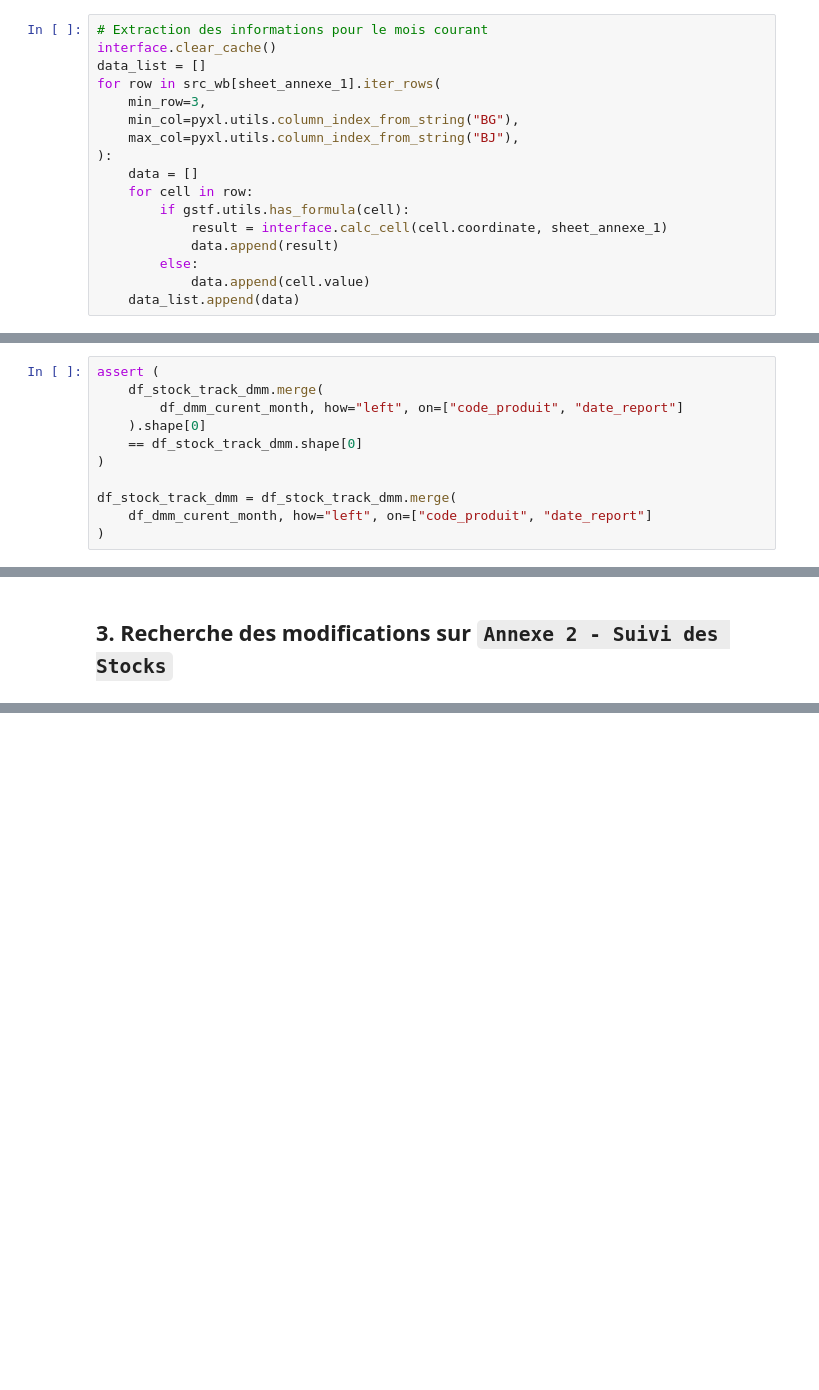
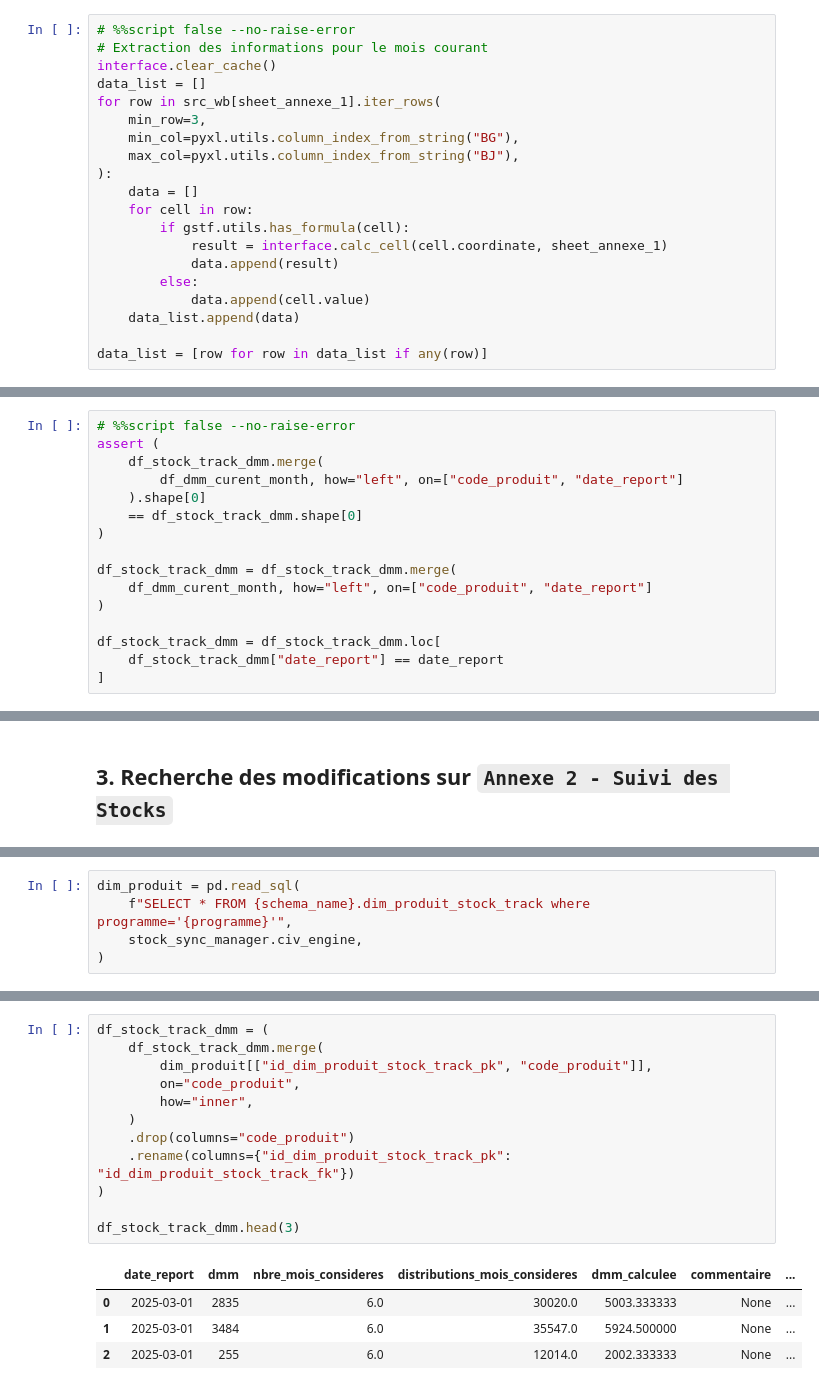
Before and after one commit to aanoble/logistics-stocks, a Jupyter notebook: fichier suivi des stocks/pipelines/actualisation fichier suivi stock.ipynb, the cells around one changed output, grey strips where cells are left out. Saved outputs shown, nothing was run; the diff lists cells and outputs as text; blank space fills up the shorter version.

```diff
--- a/fichier suivi des stocks/pipelines/actualisation fichier suivi stock.ipynb
+++ b/fichier suivi des stocks/pipelines/actualisation fichier suivi stock.ipynb
@@ -391,6 +484,7 @@ df_stock_track_dmm["date_report"] = (
     .astype("<M8[ns]")
 )
 # %%
+# %%script false --no-raise-error
 # Extraction des informations pour le mois courant
 interface.clear_cache()
 data_list = []
@@ -407,4 +501,6 @@ for row in src_wb[sheet_annexe_1].iter_rows(
         else:
             data.append(cell.value)
     data_list.append(data)
+
+data_list = [row for row in data_list if any(row)]
 # %%
@@ -429,4 +533,5 @@ df_dmm_curent_month.head(2)
 # %%
+# %%script false --no-raise-error
 assert (
     df_stock_track_dmm.merge(
         df_dmm_curent_month, how="left", on=["code_produit", "date_report"]
@@ -437,4 +542,8 @@ assert (
 df_stock_track_dmm = df_stock_track_dmm.merge(
     df_dmm_curent_month, how="left", on=["code_produit", "date_report"]
 )
+
+df_stock_track_dmm = df_stock_track_dmm.loc[
+    df_stock_track_dmm["date_report"] == date_report
+]
 # %%
@@ -725,0 +1086,5 @@ df_annexe.head(3)
+# %%
+dim_produit = pd.read_sql(
+    f"SELECT * FROM {schema_name}.dim_produit_stock_track where programme='{programme}'",
+    stock_sync_manager.civ_engine,
+)
@@ -725,0 +1208,17 @@ df_annexe.head(3)
+# %%
+df_stock_track_dmm = (
+    df_stock_track_dmm.merge(
+        dim_produit[["id_dim_produit_stock_track_pk", "code_produit"]],
+        on="code_produit",
+        how="inner",
+    )
+    .drop(columns="code_produit")
+    .rename(columns={"id_dim_produit_stock_track_pk": "id_dim_produit_stock_track_fk"})
+)
+
+df_stock_track_dmm.head(3)
+# %% [output]
+|  | date_report | dmm | nbre_mois_consideres | distributions_mois_consideres | dmm_calculee | commentaire | ... |
+| 0 | 2025-03-01 | 2835 | 6.0 | 30020.0 | 5003.333333 | None | ... |
+| 1 | 2025-03-01 | 3484 | 6.0 | 35547.0 | 5924.500000 | None | ... |
+| 2 | 2025-03-01 | 255 | 6.0 | 12014.0 | 2002.333333 | None | ... |
```
Also changed, not shown: parts of 100 cells of this notebook, 14 other files.
